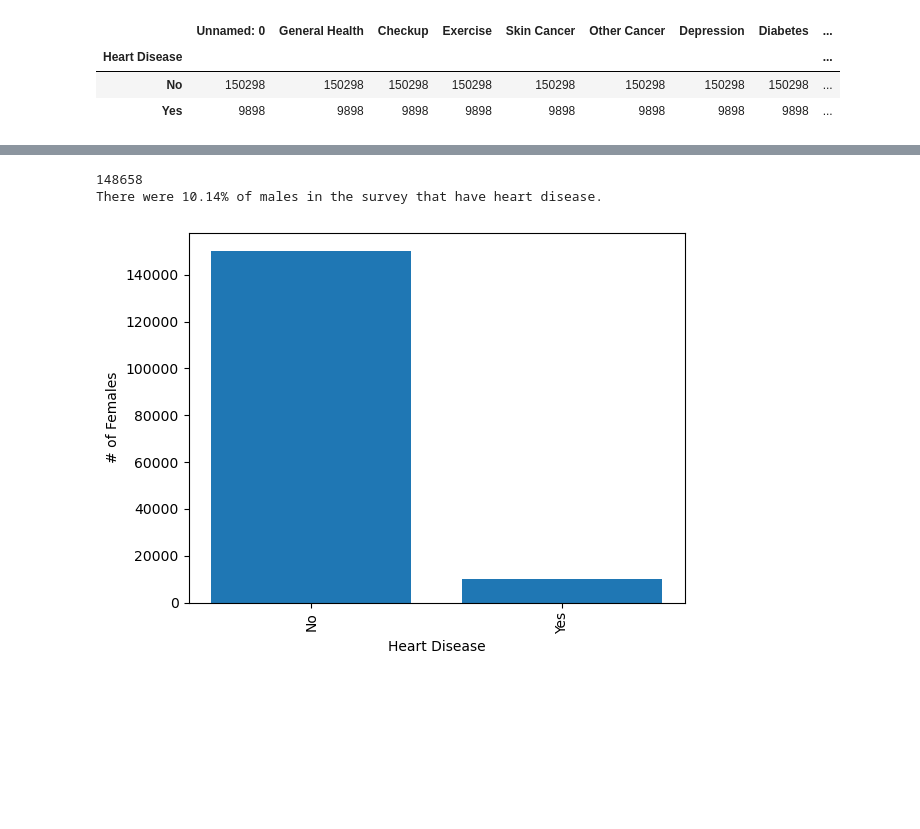
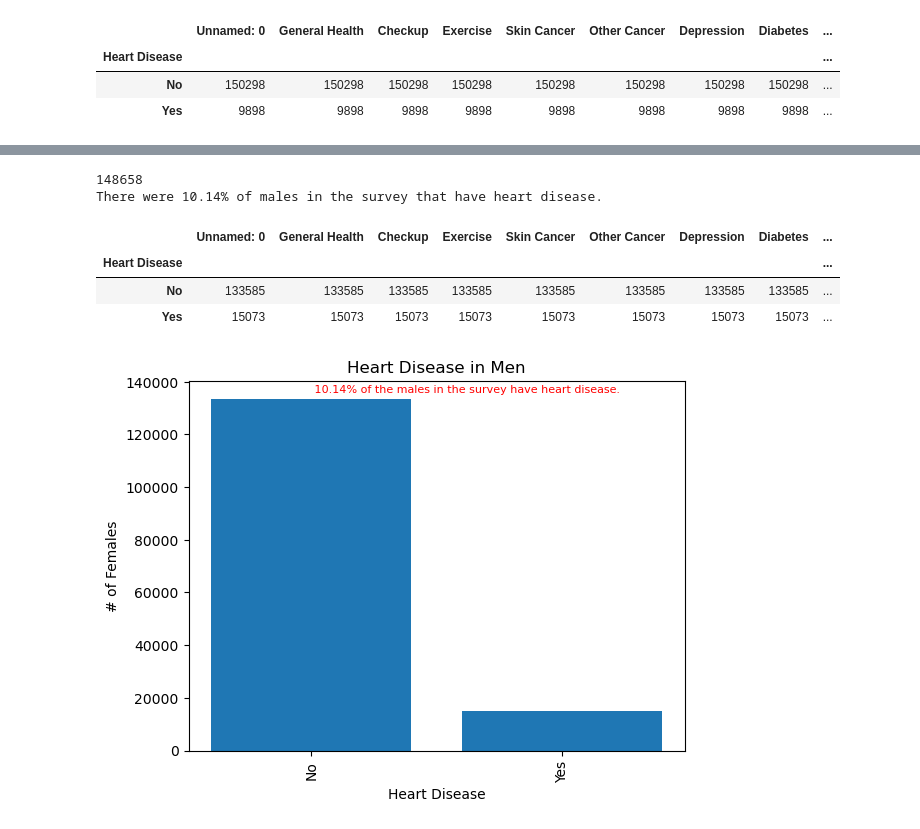
Before and after one commit to laxleary/Project-1, a Jupyter notebook: Data Cleaning/sophia_cleaning_file.ipynb, the cells around one changed output, grey strips where cells are left out. Saved outputs shown, nothing was run; the diff lists cells and outputs as text; code cells hidden in the pictures; blank space fills up the shorter version.

```diff
--- a/Data Cleaning/sophia_cleaning_file.ipynb
+++ b/Data Cleaning/sophia_cleaning_file.ipynb
@@ -90,20 +104,24 @@ male_percent= round((male_yes_count / male_total) * 100,2)
 print (f'There were {male_percent}% of males in the survey that have heart disease.')
 
 #show the grouped male dataframe
-#male_heart.head()
+male_heart.head()
 # %% [output]
 148658
 There were 10.14% of males in the survey that have heart disease.
+|  | Unnamed: 0 | General Health | Checkup | Exercise | Skin Cancer | Other Cancer | Depression | Diabetes | ... |
+| Heart Disease |  |  |  |  |  |  |  |  | ... |
+| No | 133585 | 133585 | 133585 | 133585 | 133585 | 133585 | 133585 | 133585 | ... |
+| Yes | 15073 | 15073 | 15073 | 15073 | 15073 | 15073 | 15073 | 15073 | ... |
 # %%
 #Create a bar chart that compares the number of males with heart disease to the number of males without heart disease
 male_chart= male_df['Heart Disease'].value_counts()
 plt.bar(male_chart.index.values,male_chart.values)
 plt.xlabel('Heart Disease')
 plt.ylabel('# of Females')
 plt.xticks(rotation=90)
-
-
+plt.title("Heart Disease in Men")
+plt.annotate(f' {male_percent}% of the males in the survey have heart disease.', (0,136000), color='r', fontsize=8)
 #Show the chart
 plt.show()
 # %% [output]
-[figure, old version]
+[figure, new version]
```
Also changed, not shown: parts of 12 cells of this notebook, 3 other files.
